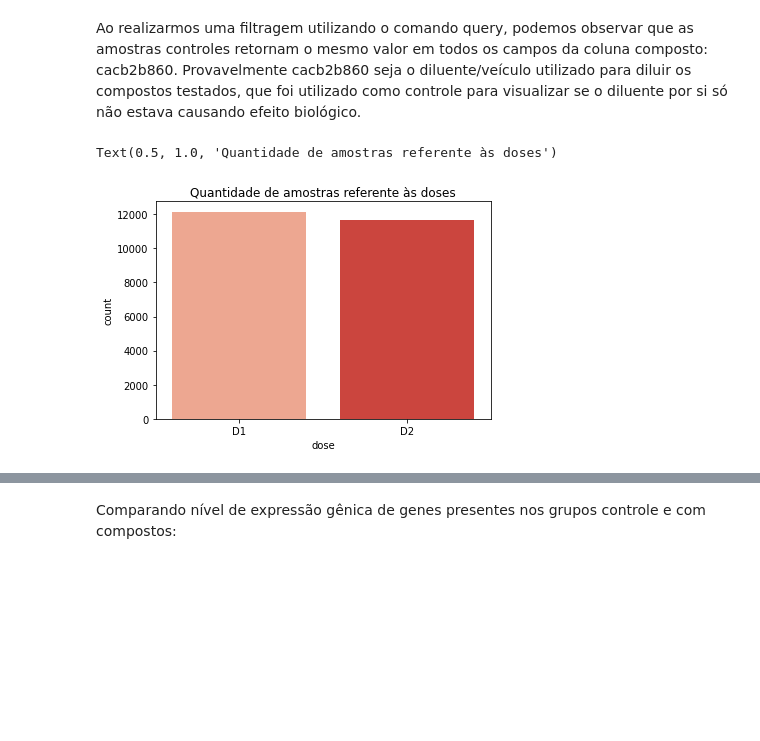
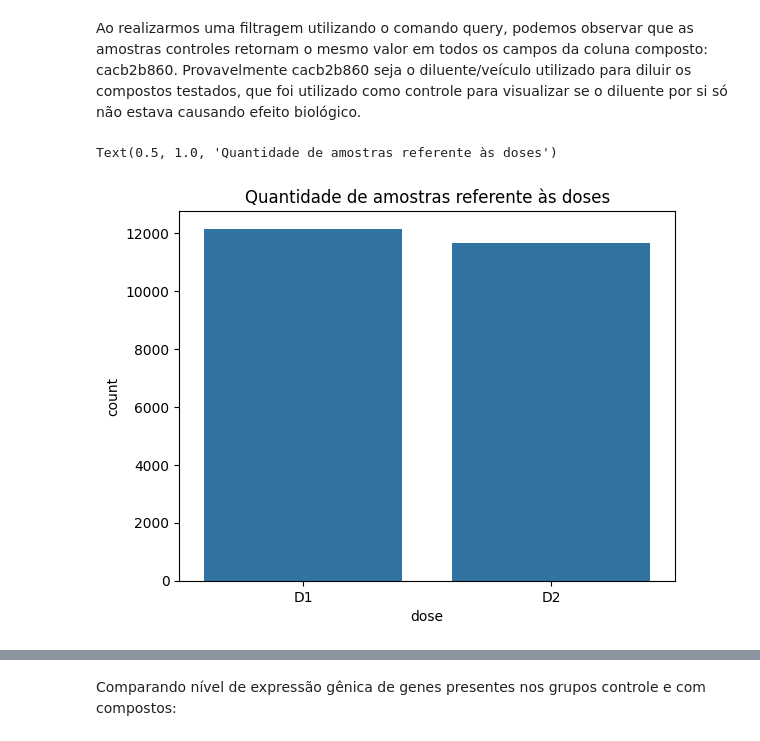
Before and after one commit to mariacmartins/minicurso_intro_python, a Jupyter notebook: Minicurso_Python_Simposio_Biotecnologia_UFPel.ipynb, the cells around one changed output, grey strips where cells are left out. Cells and saved outputs as stored; diff of their text form; code cells hidden in the pictures; blank space fills up the shorter version.

```diff
--- a/Minicurso_Python_Simposio_Biotecnologia_UFPel.ipynb
+++ b/Minicurso_Python_Simposio_Biotecnologia_UFPel.ipynb
@@ -690,9 +700,9 @@ Ao realizarmos uma filtragem utilizando o comando query, podemos observar que as
 # %%
 sns.countplot(x='dose',
     data=dados,
-    palette='Reds',
+    #palette='Reds',
     order=dados['dose'].value_counts().index).set_title("Quantidade de amostras referente às doses")
 # %% [output]
 Text(0.5, 1.0, 'Quantidade de amostras referente às doses')
-[figure, old version]
+[figure, new version]
 # %%
```
Also changed, not shown: parts of 39 cells of this notebook.
